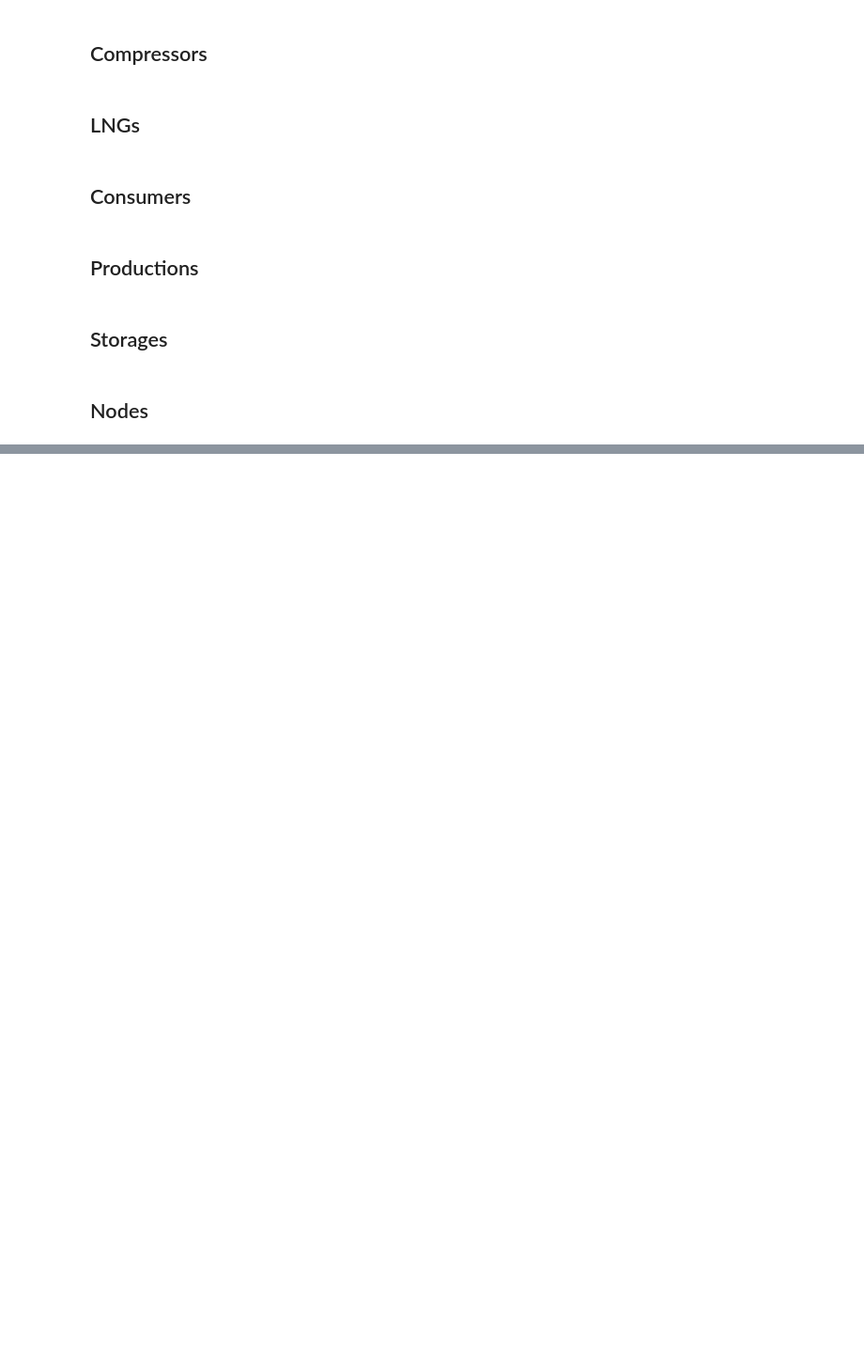
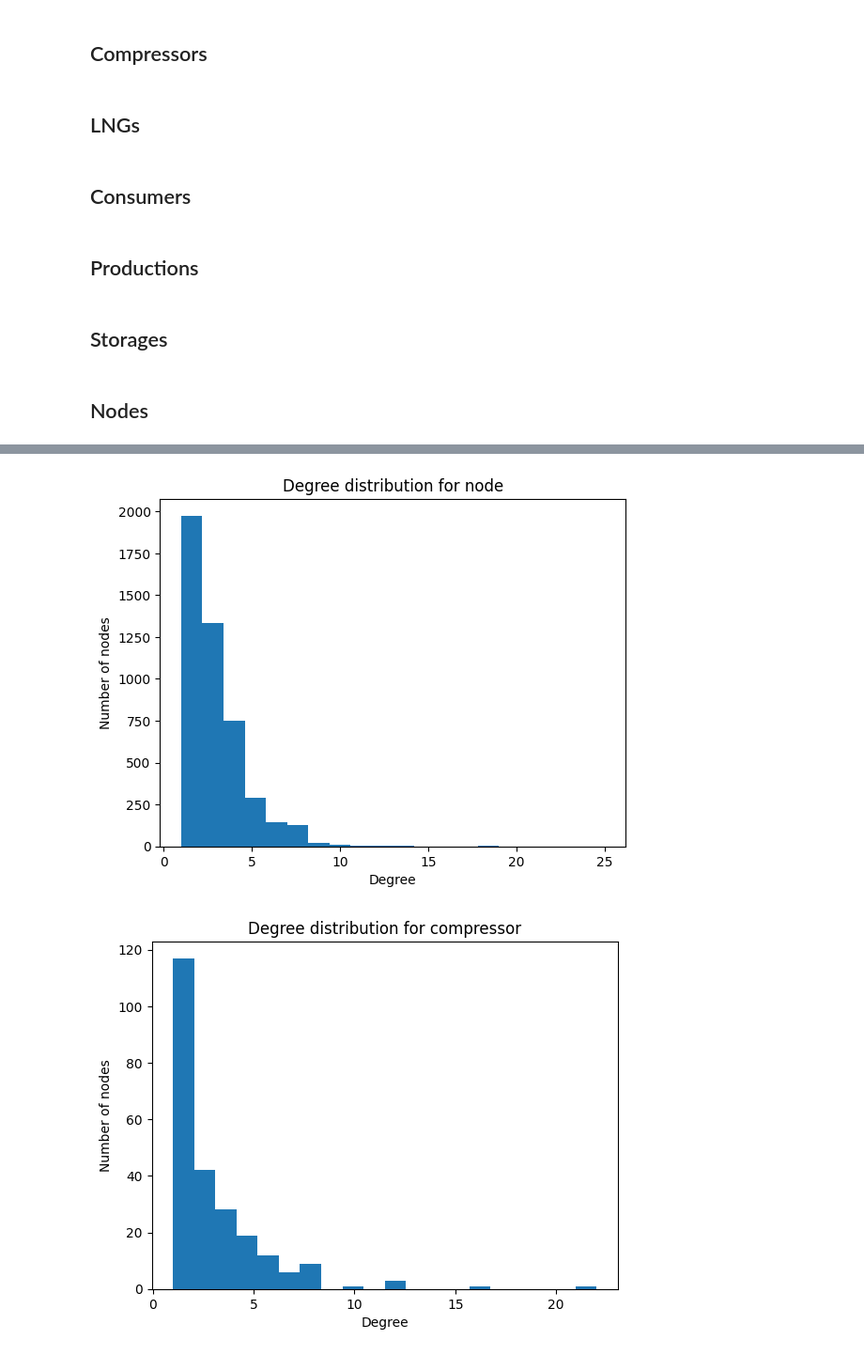
Before and after one commit to johanmasvie/iggielgn_topology_analysis, a Jupyter notebook: IGGIELGN.ipynb, the cells around one changed output, grey strips where cells are left out. Shown at 94% size. Cells and saved outputs as stored; diff of their text form; code cells hidden in the pictures; blank space fills up the shorter version.

```diff
--- a/IGGIELGN.ipynb
+++ b/IGGIELGN.ipynb
@@ -317,0 +341,12 @@ for node_type in node_types:
+# %%
+for node_type in node_types:
+    nodes_of_type = iggielgn_nodes[iggielgn_nodes['type'].str.contains(node_type)]
+    degrees = [G_multi_directed.degree(node) for node in nodes_of_type['id']]
+    plt.hist(degrees, bins=20)
+    plt.title(f'Degree distribution for {node_type}')
+    plt.xlabel('Degree')
+    plt.ylabel('Number of nodes')
+    plt.show()
+# %% [output]
+[figure, added]
+[figure, added]
```
Also changed, not shown: parts of 12 cells of this notebook, 4 other files.
